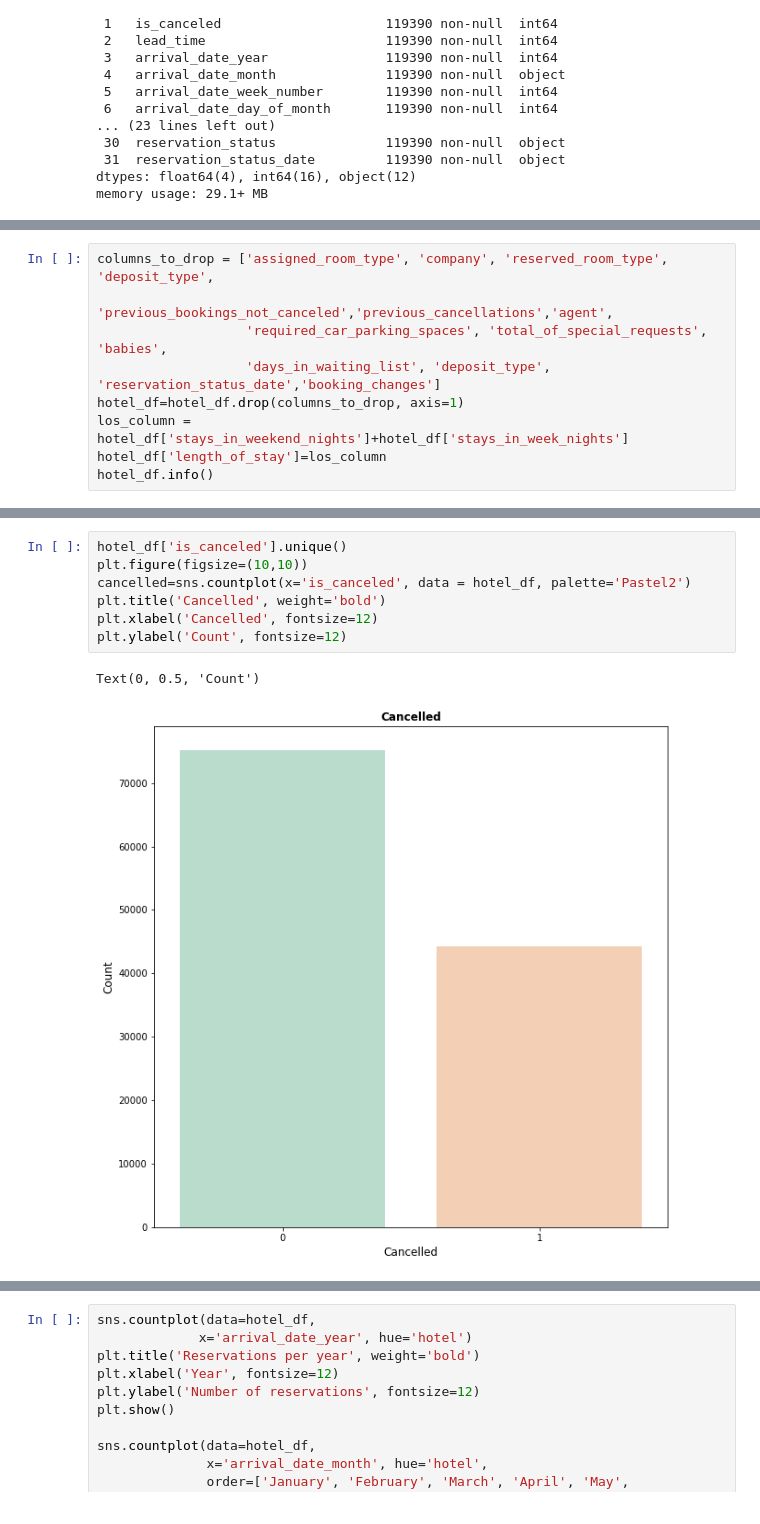
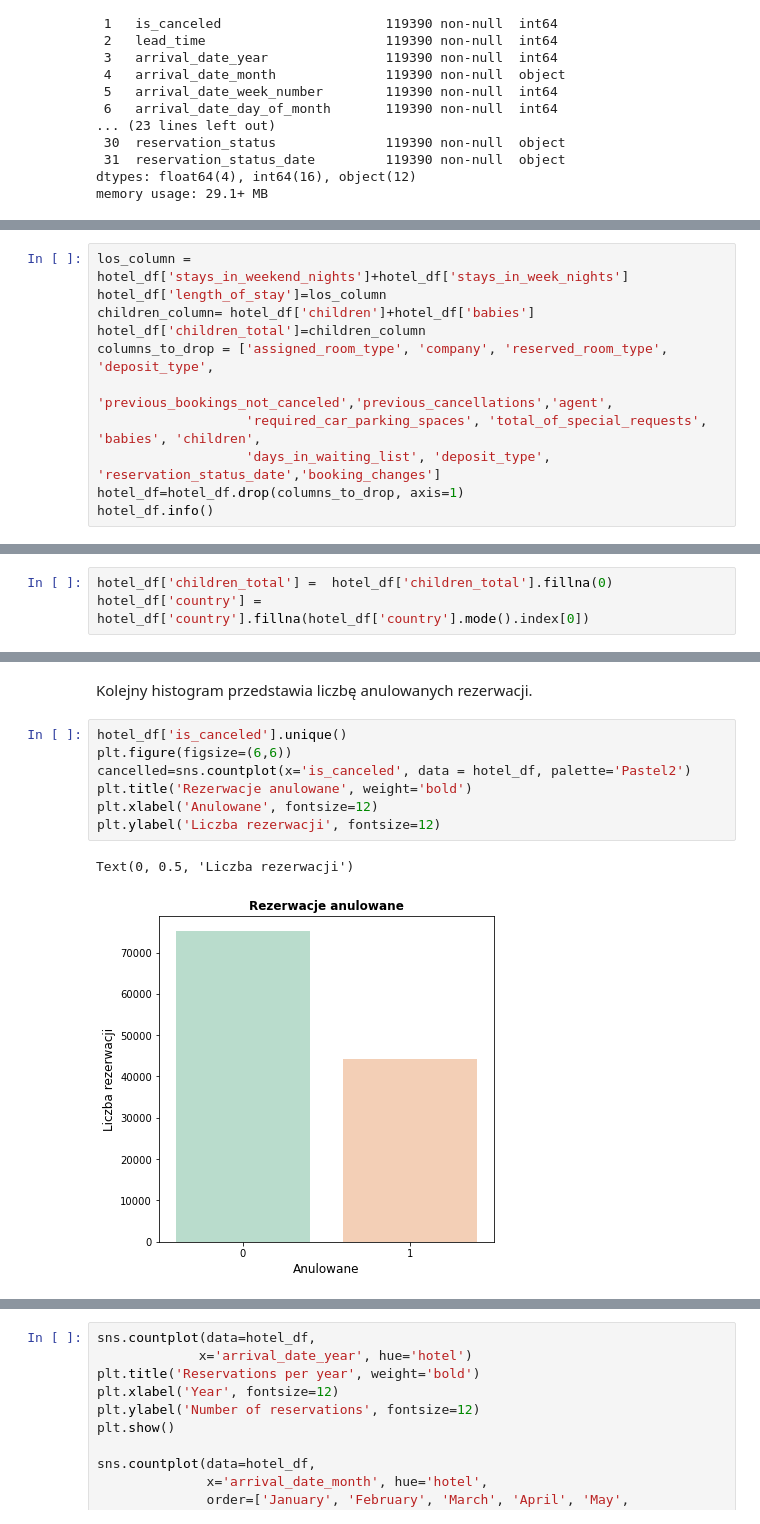
Before and after one commit to kaugustowski/hotel-data-sda, a Jupyter notebook: hotels.ipynb, the cells around one changed output, grey strips where cells are left out. Cells and saved outputs as stored; diff of their text form.

```diff
--- a/hotels.ipynb
+++ b/hotels.ipynb
@@ -56,11 +58,13 @@ wcześniej były wyróżnione liczby dni pobytu w weekendy oraz w czasie tygodni
 # %%
+los_column = hotel_df['stays_in_weekend_nights']+hotel_df['stays_in_week_nights']
+hotel_df['length_of_stay']=los_column
+children_column= hotel_df['children']+hotel_df['babies']
+hotel_df['children_total']=children_column
 columns_to_drop = ['assigned_room_type', 'company', 'reserved_room_type', 'deposit_type',
                    'previous_bookings_not_canceled','previous_cancellations','agent',
-                   'required_car_parking_spaces', 'total_of_special_requests', 'babies',
+                   'required_car_parking_spaces', 'total_of_special_requests', 'babies', 'children',
                    'days_in_waiting_list', 'deposit_type', 'reservation_status_date','booking_changes']
 hotel_df=hotel_df.drop(columns_to_drop, axis=1)
-los_column = hotel_df['stays_in_weekend_nights']+hotel_df['stays_in_week_nights']
-hotel_df['length_of_stay']=los_column
 hotel_df.info()
 # %% [output]
 <class 'pandas.core.frame.DataFrame'>
@@ -87,0 +111,3 @@ Liczba rezerwacji według typu hotelu
+# %%
+hotel_df['children_total'] =  hotel_df['children_total'].fillna(0)
+hotel_df['country'] = hotel_df['country'].fillna(hotel_df['country'].mode().index[0])
@@ -97,10 +130,12 @@ Text(0, 0.5, 'Liczba rezerwacji')
+# %% [markdown]
+Kolejny histogram przedstawia liczbę anulowanych rezerwacji.
 # %%
 hotel_df['is_canceled'].unique()
-plt.figure(figsize=(10,10))
+plt.figure(figsize=(6,6))
 cancelled=sns.countplot(x='is_canceled', data = hotel_df, palette='Pastel2')
-plt.title('Cancelled', weight='bold')
-plt.xlabel('Cancelled', fontsize=12)
-plt.ylabel('Count', fontsize=12)
+plt.title('Rezerwacje anulowane', weight='bold')
+plt.xlabel('Anulowane', fontsize=12)
+plt.ylabel('Liczba rezerwacji', fontsize=12)
 # %% [output]
-Text(0, 0.5, 'Count')
+Text(0, 0.5, 'Liczba rezerwacji')
-[figure, old version]
+[figure, new version]
```
Also changed, not shown: parts of 44 cells of this notebook.
